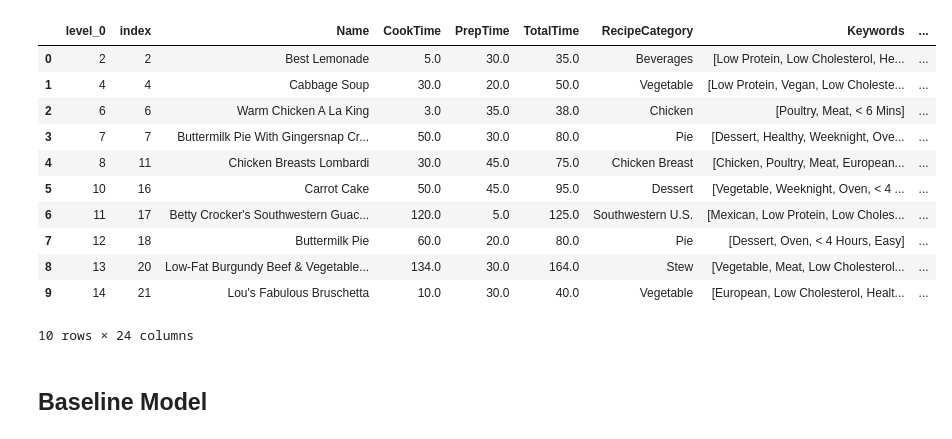
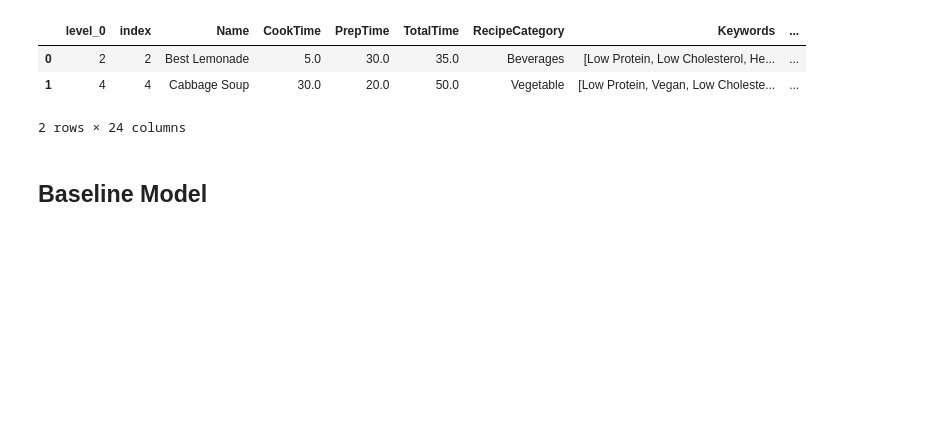
Before and after one commit to sean903/Food-Recipes, a Jupyter notebook: model.ipynb, the cells around one changed output. Cells and saved outputs as stored; diff of their text form; code cells hidden in the pictures; blank space fills up the shorter version.

```diff
--- a/model.ipynb
+++ b/model.ipynb
@@ -25,18 +22,10 @@ ingredient_test2= ['sugar']
 # %%
-recipes10_df.head(10)
+recipes10_df.head(2)
 # %% [output]
 |  | level_0 | index | Name | CookTime | PrepTime | TotalTime | RecipeCategory | Keywords | ... |
 | 0 | 2 | 2 | Best Lemonade | 5.0 | 30.0 | 35.0 | Beverages | [Low Protein, Low Cholesterol, He... | ... |
 | 1 | 4 | 4 | Cabbage Soup | 30.0 | 20.0 | 50.0 | Vegetable | [Low Protein, Vegan, Low Choleste... | ... |
-| 2 | 6 | 6 | Warm Chicken A La King | 3.0 | 35.0 | 38.0 | Chicken | [Poultry, Meat, < 6 Mins] | ... |
-| 3 | 7 | 7 | Buttermilk Pie With Gingersnap Cr... | 50.0 | 30.0 | 80.0 | Pie | [Dessert, Healthy, Weeknight, Ove... | ... |
-| 4 | 8 | 11 | Chicken Breasts Lombardi | 30.0 | 45.0 | 75.0 | Chicken Breast | [Chicken, Poultry, Meat, European... | ... |
-| 5 | 10 | 16 | Carrot Cake | 50.0 | 45.0 | 95.0 | Dessert | [Vegetable, Weeknight, Oven, < 4 ... | ... |
-| 6 | 11 | 17 | Betty Crocker's Southwestern Guac... | 120.0 | 5.0 | 125.0 | Southwestern U.S. | [Mexican, Low Protein, Low Choles... | ... |
-| 7 | 12 | 18 | Buttermilk Pie | 60.0 | 20.0 | 80.0 | Pie | [Dessert, Oven, < 4 Hours, Easy] | ... |
-| 8 | 13 | 20 | Low-Fat Burgundy Beef & Vegetable... | 134.0 | 30.0 | 164.0 | Stew | [Vegetable, Meat, Low Cholesterol... | ... |
-| 9 | 14 | 21 | Lou's Fabulous Bruschetta | 10.0 | 30.0 | 40.0 | Vegetable | [European, Low Cholesterol, Healt... | ... |
-10 rows × 24 columns
+2 rows × 24 columns
 # %%
 ingedients_words = CountVectorizer(tokenizer=lambda doc: doc, lowercase=False,  ngram_range=(1, 1)).fit_transform(recipes10_df['RecipeIngredientParts'])
 # %%
```
Also changed, not shown: parts of 12 cells of this notebook, 2 other files.
